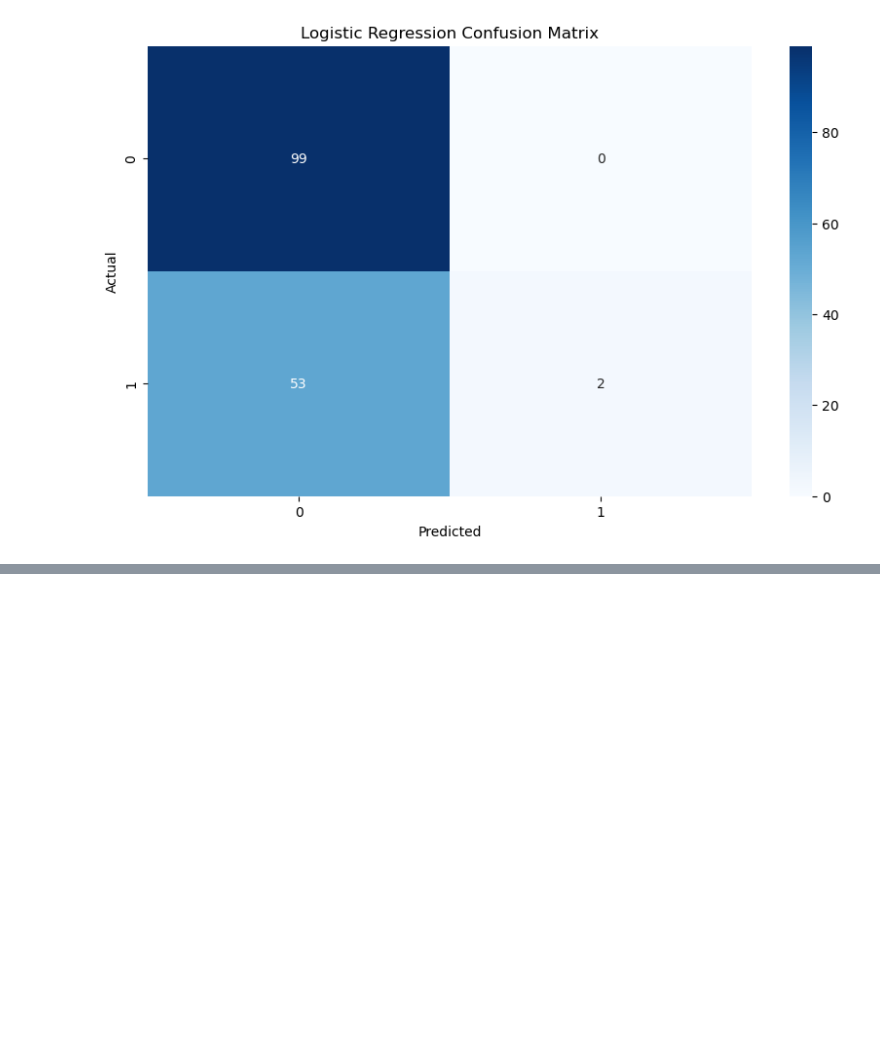
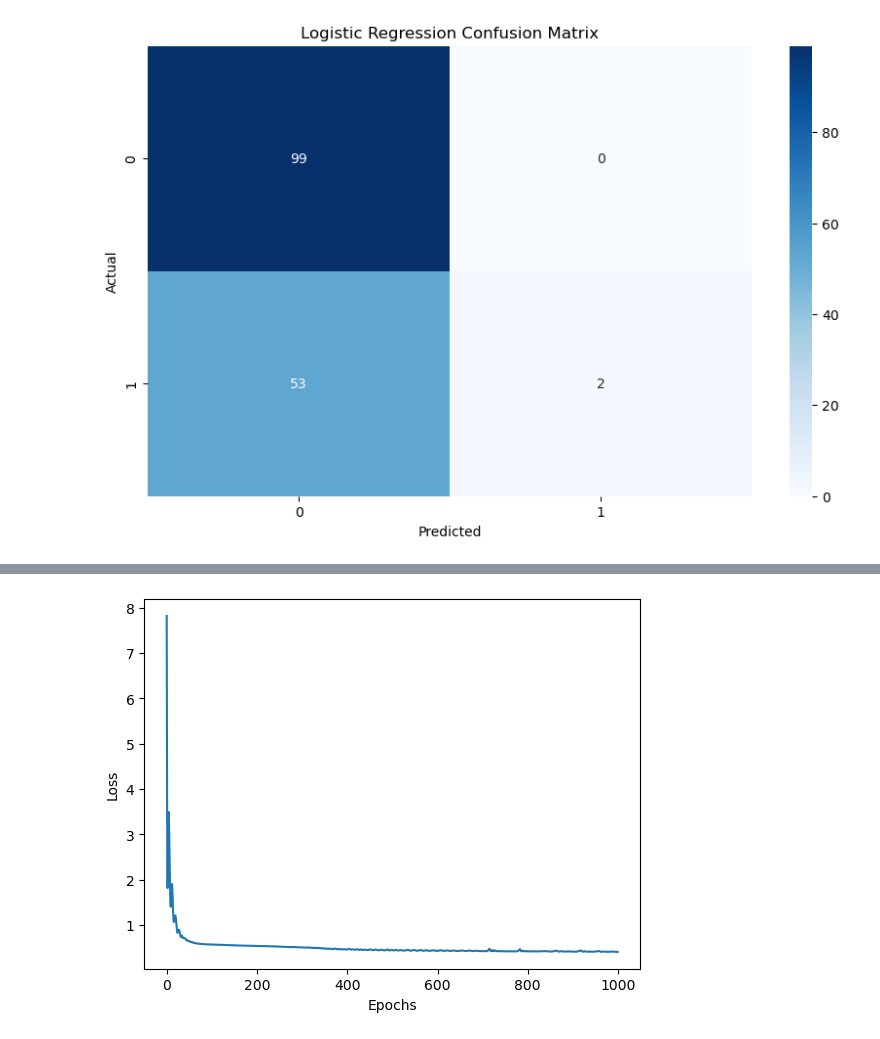
Before and after one commit to omerfarukaydin61/Diabetes-Prediction-with-Machine-Learning, a Jupyter notebook: project2.ipynb, the cells around one changed output, grey strips where cells are left out. Cells and saved outputs as stored; diff of their text form; code cells hidden in the pictures; blank space fills up the shorter version.

Commit message:
MultilayerPerceptron tested

```diff
--- a/project2.ipynb
+++ b/project2.ipynb
@@ -56,3 +57,12 @@ F1 Score: 0.07017543859649122
 plot_confusion_matrix(logistic_regression_confusuion_matrix, title='Logistic Regression Confusion Matrix')
 # %% [output]
 [figure]
+# %%
+X_train_tensor = torch.from_numpy(X_train).float()
+X_test_tensor = torch.from_numpy(X_test).float()
+y_train_tensor = torch.from_numpy(y_train).long()
+y_test_tensor = torch.from_numpy(y_test).long()
+# %%
+mlp = MultilayerPerceptron(input_size=X_train_tensor.shape[1], hidden_size=X_train_tensor.shape[1]*2, output_size=2, activation="relu")
+mlp.fit(X_train_tensor, y_train_tensor, epochs=1000)
+# %% [output]
@@ -58,0 +79 @@ plot_confusion_matrix(logistic_regression_confusuion_matrix, title='Logistic Reg
+[figure, added]
```
Also changed, not shown: parts of 4 cells of this notebook.
